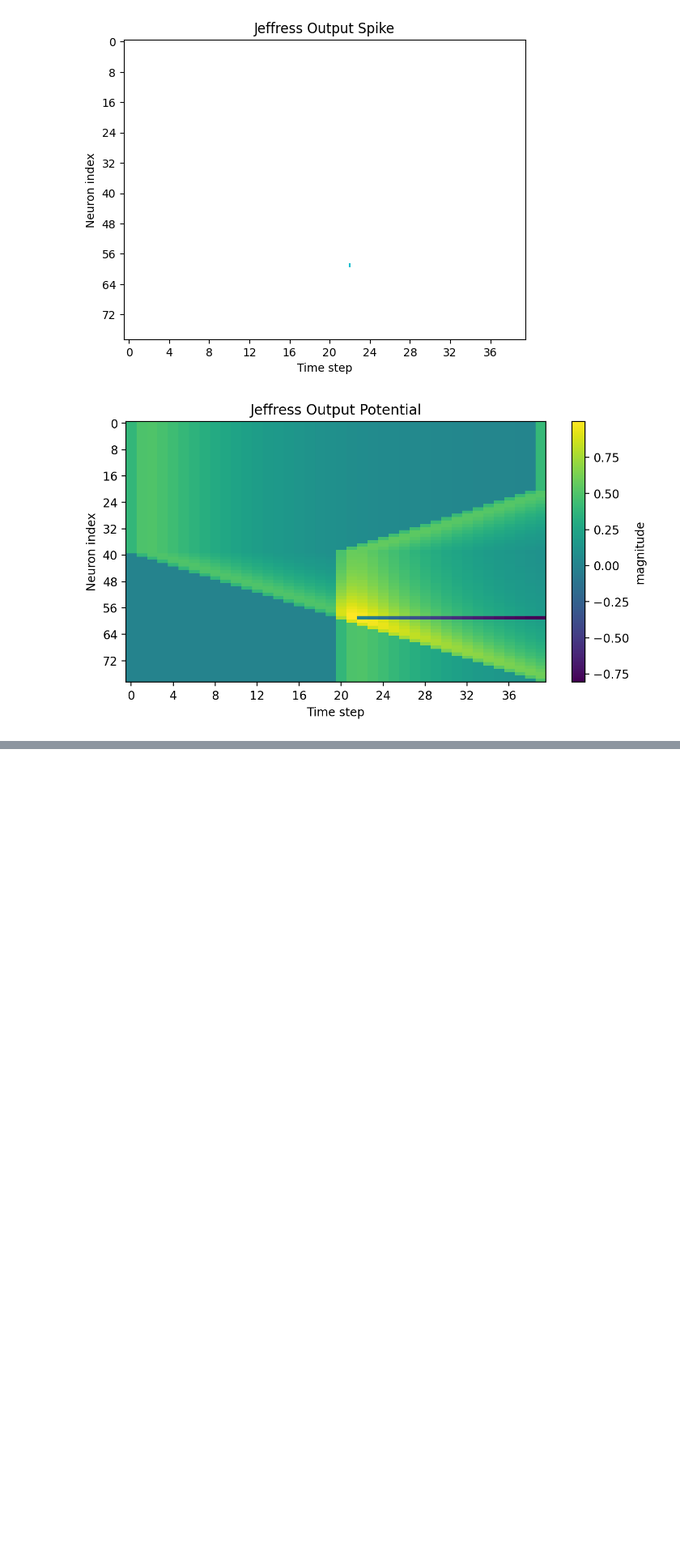
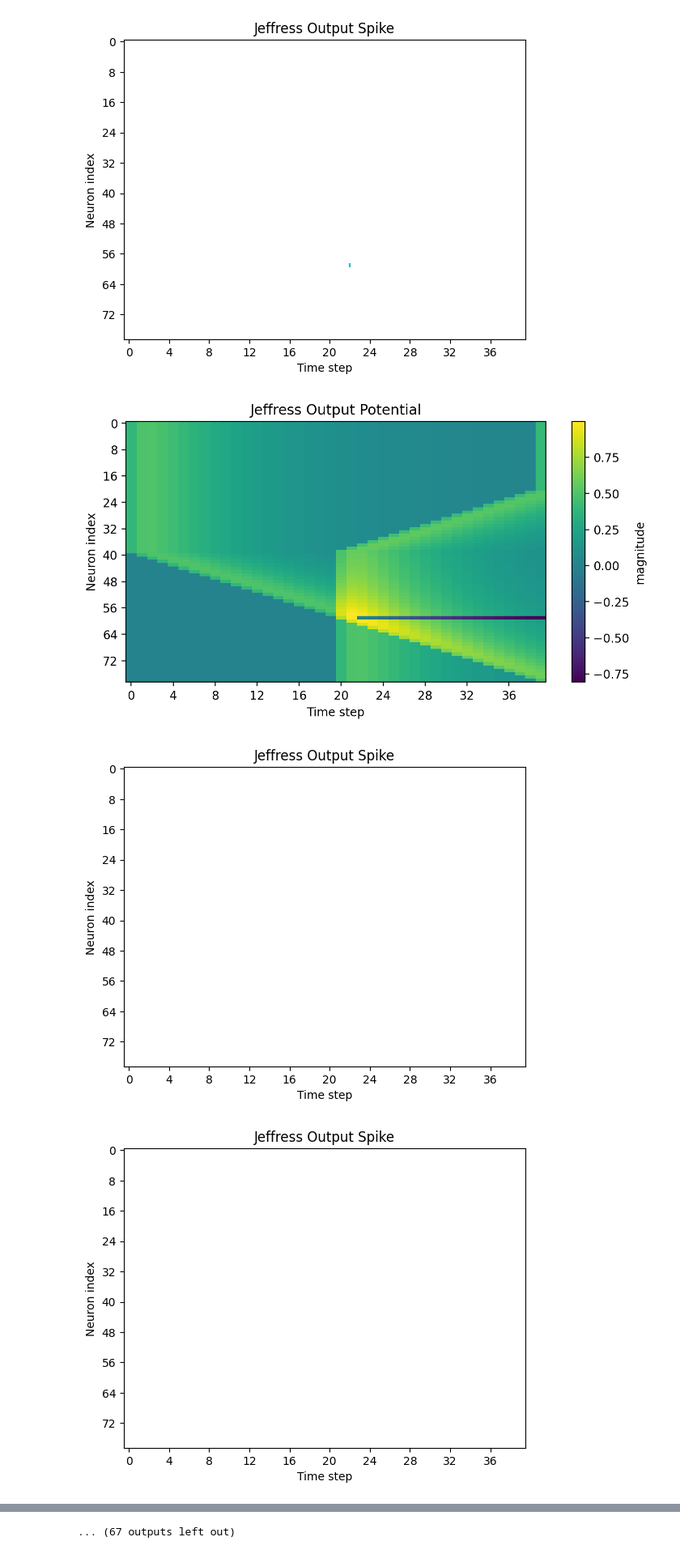
Before and after one commit to brseong/delayed-temporal, a Jupyter notebook: visualization.ipynb, the cells around one changed output, grey strips where cells are left out. Shown at 81% size. Drawn from its saved outputs; the diff is of its cells as text; code cells hidden in the pictures; blank space fills up the shorter version.

```diff
--- a/visualization.ipynb
+++ b/visualization.ipynb
@@ -79,3 +79,15 @@ plt.show()
 [figure]
 # %%
 # n.v_seq
+# %%
+for i in range(-(T-1), T):
+    x = torch.nn.functional.one_hot(torch.tensor([max(0, -i), max(0, i)]), num_classes=T).T.reshape(T, 1, 1, 2).float()
+    n = IFNode(step_mode='m', store_v_seq=True)
+    # display(n(j(x)).sum())
+    plot_1d_spikes(out:=n(j(x)).squeeze().numpy(), title='Jeffress Output Spike', xlabel='Time step', ylabel='Neuron index', figsize=(4, 2),
+                   dpi=200, plot_firing_rate=False)
+    # plot_2d_heatmap(n.v_seq.squeeze().numpy(), title='Jeffress Output Potential', xlabel='Time step', ylabel='Neuron index', figsize=(8, 4), dpi=200)
+plt.show()
+# %% [output]
+[figure, added]
+[figure, added]
@@ -81,0 +104 @@ plt.show()
+... (67 outputs left out)
```
Also changed, not shown: parts of 2 cells of this notebook, 6 other files.
